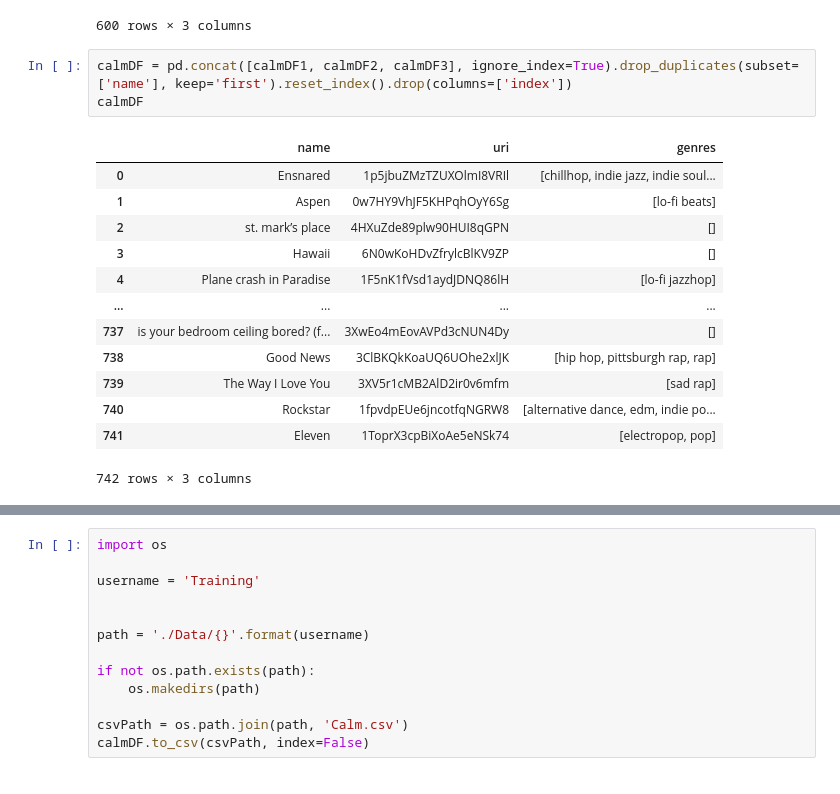
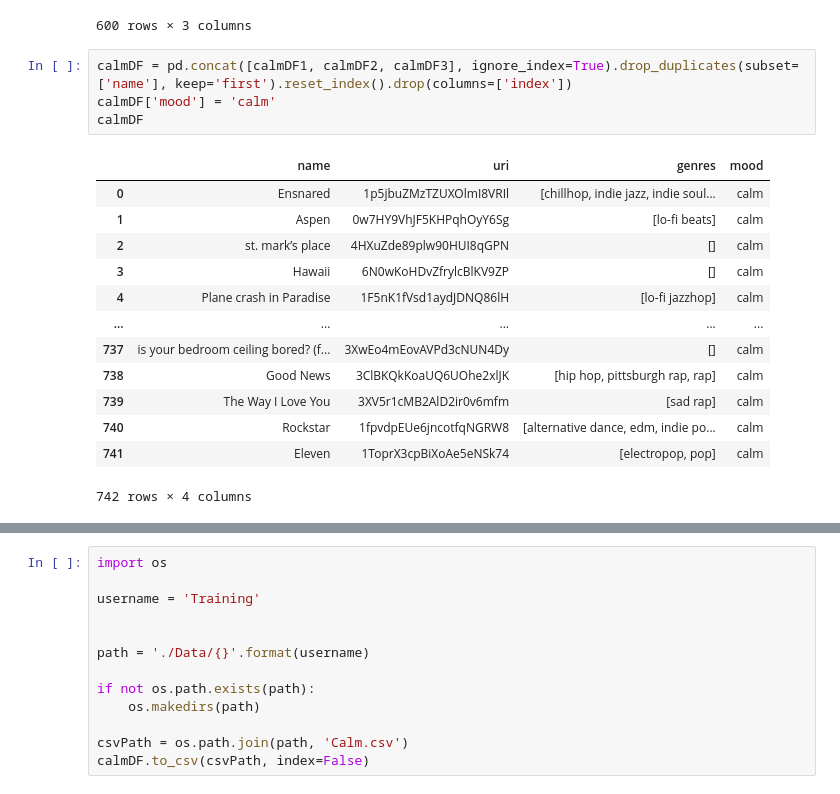
Before and after one commit to michaelmoschitto/AISongRecommender, a Jupyter notebook: AISongRecommenderMike.ipynb, the cells around one changed output, grey strips where cells are left out. Drawn from its saved outputs; the diff is of its cells as text.

```diff
--- a/AISongRecommenderMike.ipynb
+++ b/AISongRecommenderMike.ipynb
@@ -314,18 +311,19 @@ calmDF1
 600 rows × 3 columns
 # %%
 calmDF = pd.concat([calmDF1, calmDF2, calmDF3], ignore_index=True).drop_duplicates(subset=['name'], keep='first').reset_index().drop(columns=['index'])
+calmDF['mood'] = 'calm'
 calmDF
 # %% [output]
-|  | name | uri | genres |
-| 0 | Ensnared | 1p5jbuZMzTZUXOlmI8VRIl | [chillhop, indie jazz, indie soul... |
-| 1 | Aspen | 0w7HY9VhJF5KHPqhOyY6Sg | [lo-fi beats] |
-| 2 | st. mark’s place | 4HXuZde89plw90HUI8qGPN | [] |
-| 3 | Hawaii | 6N0wKoHDvZfrylcBlKV9ZP | [] |
-| 4 | Plane crash in Paradise | 1F5nK1fVsd1aydJDNQ86lH | [lo-fi jazzhop] |
-| ... | ... | ... | ... |
-| 737 | is your bedroom ceiling bored? (f... | 3XwEo4mEovAVPd3cNUN4Dy | [] |
-| 738 | Good News | 3ClBKQkKoaUQ6UOhe2xlJK | [hip hop, pittsburgh rap, rap] |
-| 739 | The Way I Love You | 3XV5r1cMB2AlD2ir0v6mfm | [sad rap] |
-| 740 | Rockstar | 1fpvdpEUe6jncotfqNGRW8 | [alternative dance, edm, indie po... |
-| 741 | Eleven | 1ToprX3cpBiXoAe5eNSk74 | [electropop, pop] |
+|  | name | uri | genres | mood |
+| 0 | Ensnared | 1p5jbuZMzTZUXOlmI8VRIl | [chillhop, indie jazz, indie soul... | calm |
+| 1 | Aspen | 0w7HY9VhJF5KHPqhOyY6Sg | [lo-fi beats] | calm |
+| 2 | st. mark’s place | 4HXuZde89plw90HUI8qGPN | [] | calm |
+| 3 | Hawaii | 6N0wKoHDvZfrylcBlKV9ZP | [] | calm |
+| 4 | Plane crash in Paradise | 1F5nK1fVsd1aydJDNQ86lH | [lo-fi jazzhop] | calm |
+| ... | ... | ... | ... | ... |
+| 737 | is your bedroom ceiling bored? (f... | 3XwEo4mEovAVPd3cNUN4Dy | [] | calm |
+| 738 | Good News | 3ClBKQkKoaUQ6UOhe2xlJK | [hip hop, pittsburgh rap, rap] | calm |
+| 739 | The Way I Love You | 3XV5r1cMB2AlD2ir0v6mfm | [sad rap] | calm |
+| 740 | Rockstar | 1fpvdpEUe6jncotfqNGRW8 | [alternative dance, edm, indie po... | calm |
+| 741 | Eleven | 1ToprX3cpBiXoAe5eNSk74 | [electropop, pop] | calm |
-742 rows × 3 columns
+742 rows × 4 columns
```
Also changed, not shown: parts of 9 cells of this notebook, 4 other files.
